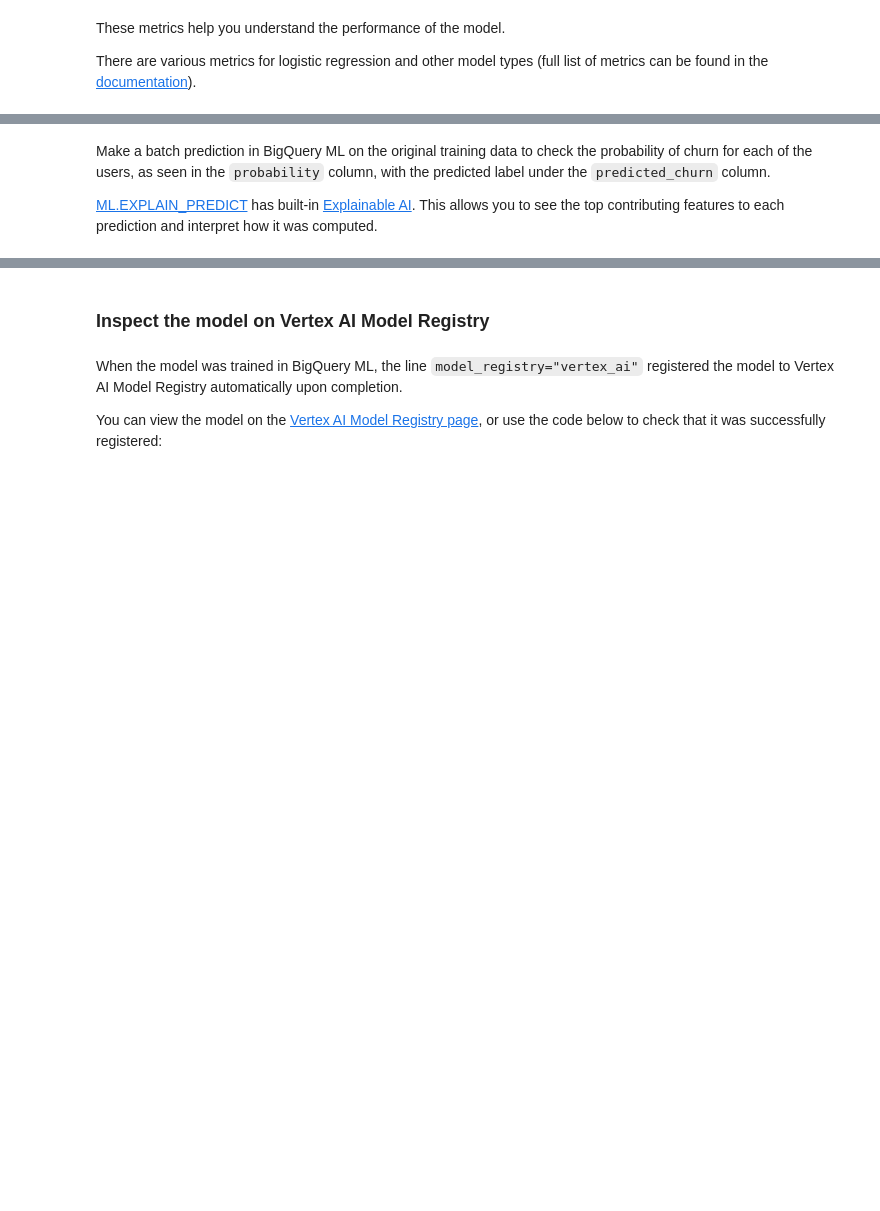
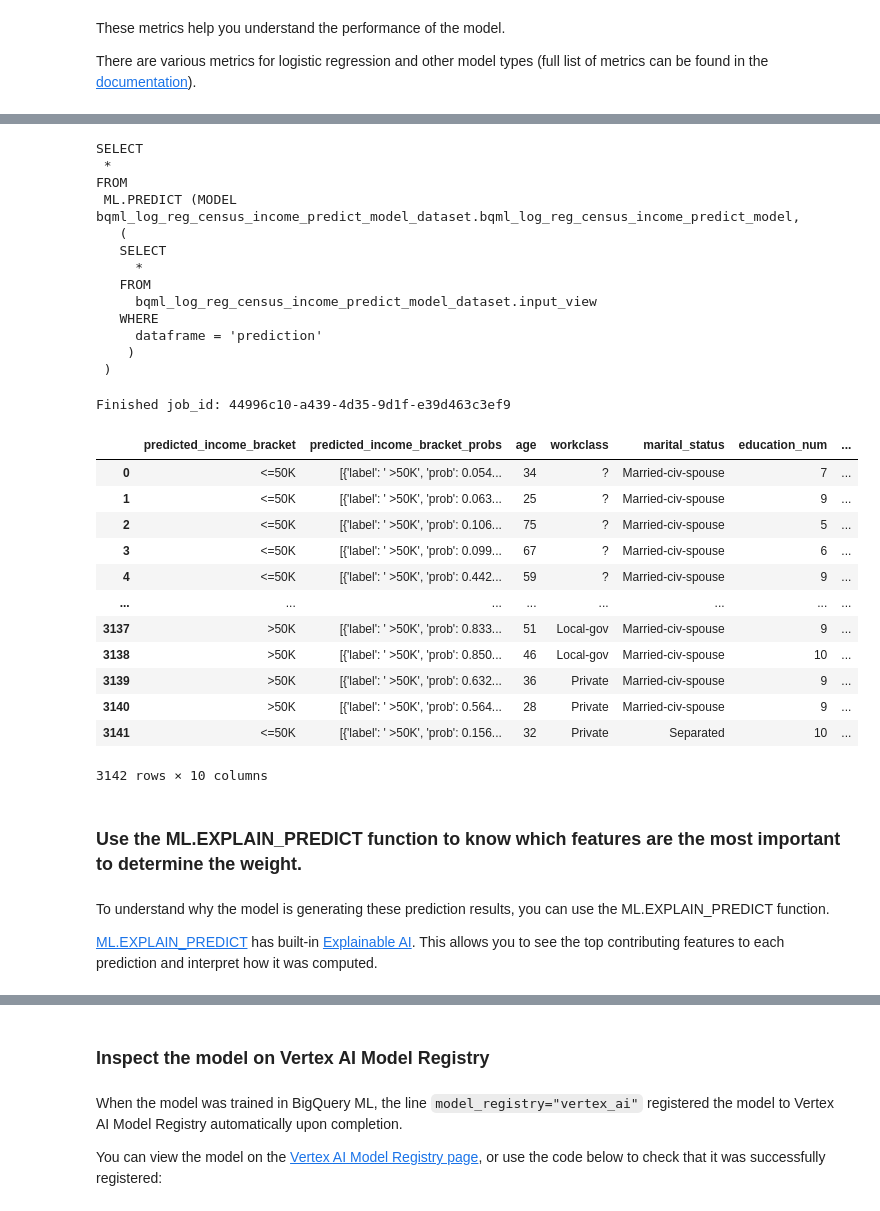
Before and after one commit to paulycloud/ml_portfolio, a Jupyter notebook: BigQuery_ML/02_census_logistic_reg/index.ipynb, the cells around one changed output, grey strips where cells are left out. Drawn from its saved outputs; the diff is of its cells as text; code cells hidden in the pictures; blank space fills up the shorter version.

```diff
--- a/BigQuery_ML/02_census_logistic_reg/index.ipynb
+++ b/BigQuery_ML/02_census_logistic_reg/index.ipynb
@@ -267,5 +389,57 @@ There are various metrics for logistic regression and other model types (full li
+# %%
+sql_ml_predict = f"""
+
+SELECT
+ *
+FROM
+ ML.PREDICT (MODEL {BQ_DATASET_NAME}.{BQML_MODEL_NAME},
+   (
+   SELECT
+     *
+   FROM
+     {BQ_DATASET_NAME}.input_view
+   WHERE
+     dataframe = 'prediction'
+    )
+ )
+"""
+
+print(sql_ml_predict)
+
+run_bq_query(sql_ml_predict)
+# %% [output]
+SELECT
+ *
+FROM
+ ML.PREDICT (MODEL bqml_log_reg_census_income_predict_model_dataset.bqml_log_reg_census_income_predict_model,
+   (
+   SELECT
+     *
+   FROM
+     bqml_log_reg_census_income_predict_model_dataset.input_view
+   WHERE
+     dataframe = 'prediction'
+    )
+ )
+Finished job_id: 44996c10-a439-4d35-9d1f-e39d463c3ef9
+|  | predicted_income_bracket | predicted_income_bracket_probs | age | workclass | marital_status | education_num | ... |
+| 0 | <=50K | [{'label': ' >50K', 'prob': 0.054... | 34 | ? | Married-civ-spouse | 7 | ... |
+| 1 | <=50K | [{'label': ' >50K', 'prob': 0.063... | 25 | ? | Married-civ-spouse | 9 | ... |
+| 2 | <=50K | [{'label': ' >50K', 'prob': 0.106... | 75 | ? | Married-civ-spouse | 5 | ... |
+| 3 | <=50K | [{'label': ' >50K', 'prob': 0.099... | 67 | ? | Married-civ-spouse | 6 | ... |
+| 4 | <=50K | [{'label': ' >50K', 'prob': 0.442... | 59 | ? | Married-civ-spouse | 9 | ... |
+| ... | ... | ... | ... | ... | ... | ... | ... |
+| 3137 | >50K | [{'label': ' >50K', 'prob': 0.833... | 51 | Local-gov | Married-civ-spouse | 9 | ... |
+| 3138 | >50K | [{'label': ' >50K', 'prob': 0.850... | 46 | Local-gov | Married-civ-spouse | 10 | ... |
+| 3139 | >50K | [{'label': ' >50K', 'prob': 0.632... | 36 | Private | Married-civ-spouse | 9 | ... |
+| 3140 | >50K | [{'label': ' >50K', 'prob': 0.564... | 28 | Private | Married-civ-spouse | 9 | ... |
+| 3141 | <=50K | [{'label': ' >50K', 'prob': 0.156... | 32 | Private | Separated | 10 | ... |
+3142 rows × 10 columns
+# %% [markdown]
+### Use the ML.EXPLAIN_PREDICT function to know which features are the most important to determine the weight.
 # %% [markdown]
-Make a batch prediction in BigQuery ML on the original training data to check the probability of churn for each of the users, as seen in the `probability` column, with the predicted label under the `predicted_churn` column.
+To understand why the model is generating these prediction results, you can use the ML.EXPLAIN_PREDICT function.
+
 
 <a href="https://cloud.google.com/bigquery-ml/docs/reference/standard-sql/bigqueryml-syntax-explain-predict" target="_blank">ML.EXPLAIN_PREDICT</a> has built-in <a href="https://cloud.google.com/bigquery-ml/docs/reference/standard-sql/bigqueryml-syntax-xai-overview" target="_blank">Explainable AI</a>. This allows you to see the top contributing features to each prediction and interpret how it was computed.
 # %%
```
Also changed, not shown: parts of 32 cells of this notebook.
